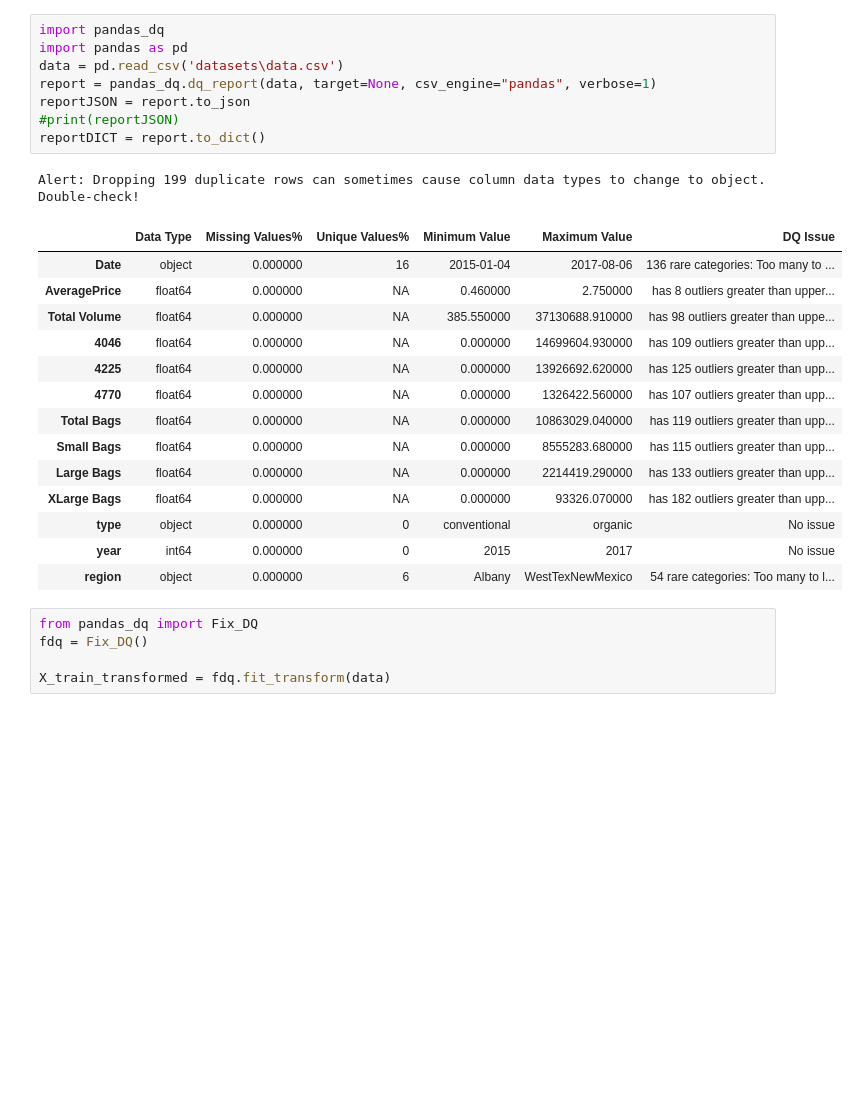
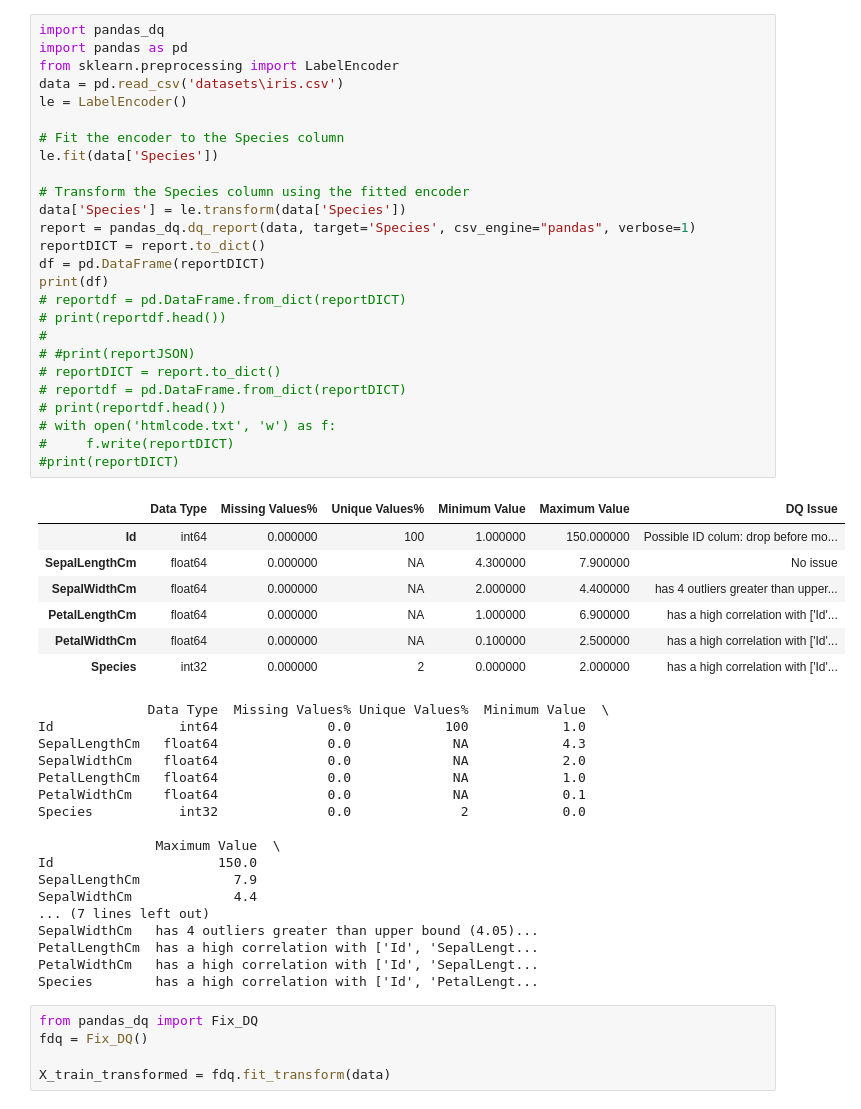
Before and after one commit to Robin66014/DataQualityTool, a Jupyter notebook: testingfile.ipynb, the cells around one changed output. Cells and saved outputs as stored; diff of their text form; blank space fills up the shorter version.

Commit message:
pandas_dq added with minor fix

```diff
--- a/testingfile.ipynb
+++ b/testingfile.ipynb
@@ -1,27 +1,54 @@
-# %%
-import pandas_dq
-import pandas as pd
-data = pd.read_csv('datasets\data.csv')
-report = pandas_dq.dq_report(data, target=None, csv_engine="pandas", verbose=1)
-reportJSON = report.to_json
-#print(reportJSON)
-reportDICT = report.to_dict()
-# %% [output]
-Alert: Dropping 199 duplicate rows can sometimes cause column data types to change to object. Double-check!
-|  | Data Type | Missing Values% | Unique Values% | Minimum Value | Maximum Value | DQ Issue |
-| Date | object | 0.000000 | 16 | 2015-01-04 | 2017-08-06 | 136 rare categories: Too many to ... |
-| AveragePrice | float64 | 0.000000 | NA | 0.460000 | 2.750000 | has 8 outliers greater than upper... |
-| Total Volume | float64 | 0.000000 | NA | 385.550000 | 37130688.910000 | has 98 outliers greater than uppe... |
-| 4046 | float64 | 0.000000 | NA | 0.000000 | 14699604.930000 | has 109 outliers greater than upp... |
-| 4225 | float64 | 0.000000 | NA | 0.000000 | 13926692.620000 | has 125 outliers greater than upp... |
-| 4770 | float64 | 0.000000 | NA | 0.000000 | 1326422.560000 | has 107 outliers greater than upp... |
-| Total Bags | float64 | 0.000000 | NA | 0.000000 | 10863029.040000 | has 119 outliers greater than upp... |
-| Small Bags | float64 | 0.000000 | NA | 0.000000 | 8555283.680000 | has 115 outliers greater than upp... |
-| Large Bags | float64 | 0.000000 | NA | 0.000000 | 2214419.290000 | has 133 outliers greater than upp... |
-| XLarge Bags | float64 | 0.000000 | NA | 0.000000 | 93326.070000 | has 182 outliers greater than upp... |
-| type | object | 0.000000 | 0 | conventional | organic | No issue |
-| year | int64 | 0.000000 | 0 | 2015 | 2017 | No issue |
-| region | object | 0.000000 | 6 | Albany | WestTexNewMexico | 54 rare categories: Too many to l... |
+# %%
+import pandas_dq
+import pandas as pd
+from sklearn.preprocessing import LabelEncoder
+data = pd.read_csv('datasets\iris.csv')
+le = LabelEncoder()
+
+# Fit the encoder to the Species column
+le.fit(data['Species'])
+
+# Transform the Species column using the fitted encoder
+data['Species'] = le.transform(data['Species'])
+report = pandas_dq.dq_report(data, target='Species', csv_engine="pandas", verbose=1)
+reportDICT = report.to_dict()
+df = pd.DataFrame(reportDICT)
+print(df)
+# reportdf = pd.DataFrame.from_dict(reportDICT)
+# print(reportdf.head())
+#
+# #print(reportJSON)
+# reportDICT = report.to_dict()
+# reportdf = pd.DataFrame.from_dict(reportDICT)
+# print(reportdf.head())
+# with open('htmlcode.txt', 'w') as f:
+#     f.write(reportDICT)
+#print(reportDICT)
+# %% [output]
+|  | Data Type | Missing Values% | Unique Values% | Minimum Value | Maximum Value | DQ Issue |
+| Id | int64 | 0.000000 | 100 | 1.000000 | 150.000000 | Possible ID colum: drop before mo... |
+| SepalLengthCm | float64 | 0.000000 | NA | 4.300000 | 7.900000 | No issue |
+| SepalWidthCm | float64 | 0.000000 | NA | 2.000000 | 4.400000 | has 4 outliers greater than upper... |
+| PetalLengthCm | float64 | 0.000000 | NA | 1.000000 | 6.900000 | has a high correlation with ['Id'... |
+| PetalWidthCm | float64 | 0.000000 | NA | 0.100000 | 2.500000 | has a high correlation with ['Id'... |
+| Species | int32 | 0.000000 | 2 | 0.000000 | 2.000000 | has a high correlation with ['Id'... |
+              Data Type  Missing Values% Unique Values%  Minimum Value  \
+Id                int64              0.0            100            1.0
+SepalLengthCm   float64              0.0             NA            4.3
+SepalWidthCm    float64              0.0             NA            2.0
+PetalLengthCm   float64              0.0             NA            1.0
+PetalWidthCm    float64              0.0             NA            0.1
+Species           int32              0.0              2            0.0
+
+               Maximum Value  \
+Id                     150.0
+SepalLengthCm            7.9
+SepalWidthCm             4.4
+... (7 lines left out)
+SepalWidthCm   has 4 outliers greater than upper bound (4.05)...
+PetalLengthCm  has a high correlation with ['Id', 'SepalLengt...
+PetalWidthCm   has a high correlation with ['Id', 'SepalLengt...
+Species        has a high correlation with ['Id', 'PetalLengt...
 # %%
 from pandas_dq import Fix_DQ
 fdq = Fix_DQ()
```
Also changed, not shown: parts of 8 cells of this notebook, 4 other files.
